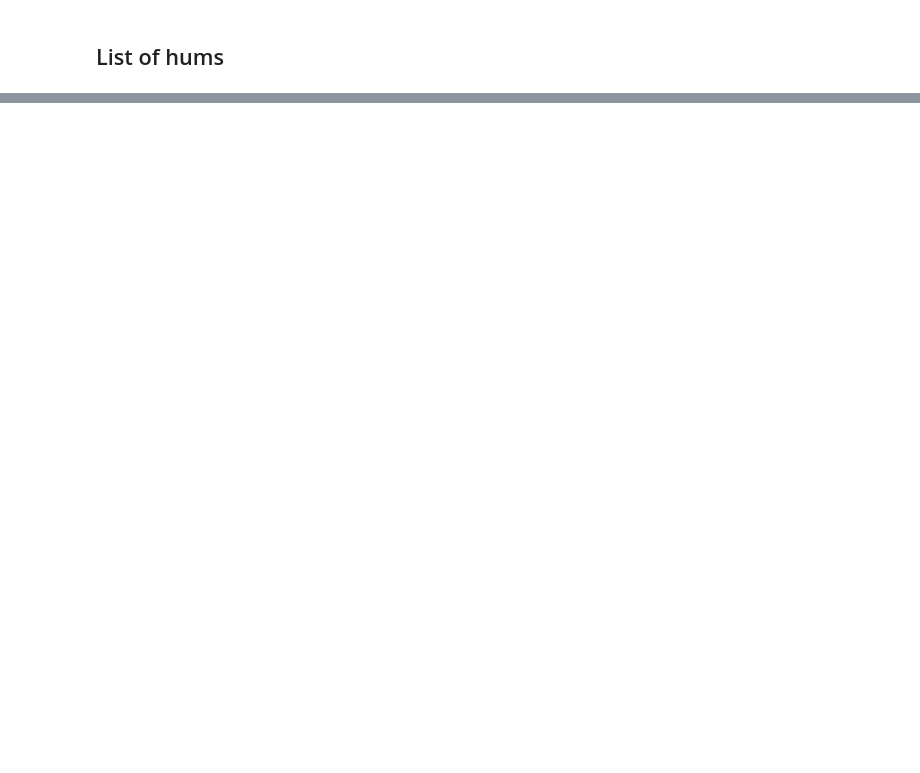
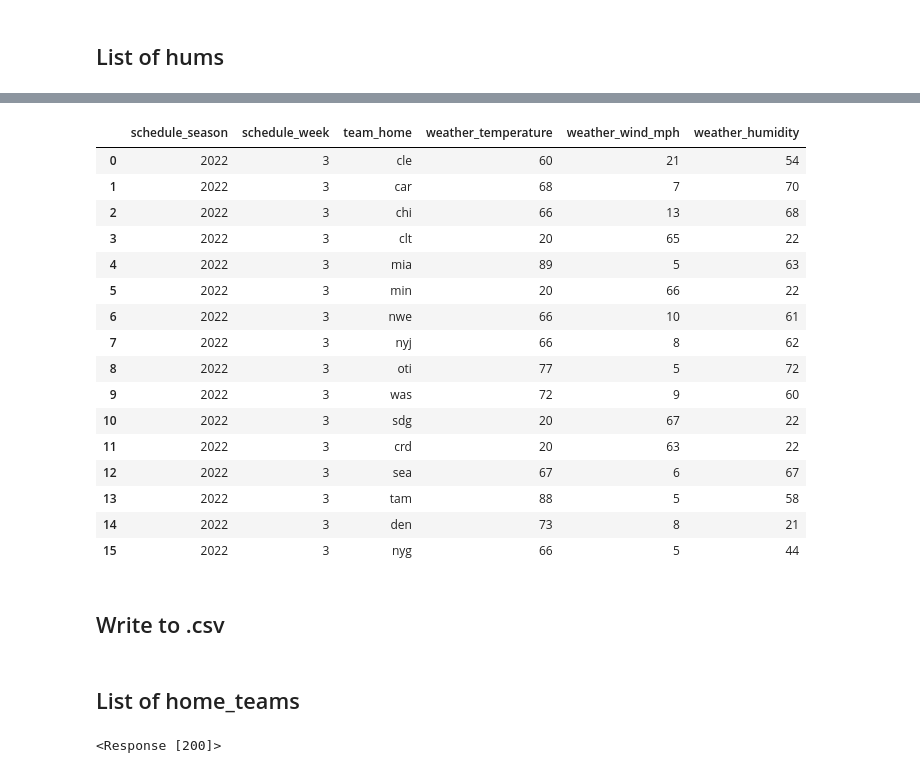
Before and after one commit to Project-Over-Under/Over_Under, a Jupyter notebook: ACQUIRE/acquire_r.ipynb, the cells around one changed output, grey strips where cells are left out. Drawn from its saved outputs; the diff is of its cells as text; code cells hidden in the pictures; blank space fills up the shorter version.

```diff
--- a/ACQUIRE/acquire_r.ipynb
+++ b/ACQUIRE/acquire_r.ipynb
@@ -313,0 +382,2 @@ df
+# %%
+response = requests.get(url)
@@ -313,0 +748,16 @@ df
+# %%
+winds = []
+for game in games:
+    url = f'https://www.pro-football-reference.com/{game}'
+    response = requests.get(url)
+    wx_digits = r'\d{1,2}'
+    soup = BeautifulSoup(response.content, 'html.parser')
+    div_grid = soup.find_all('div', class_='content_grid')[0]
+    div = div_grid.find_all('div')[0]
+    div_wrap = div.find_all('div')[0]
+    soup_wrap4 = div_wrap.contents[4]
+    soup4 = BeautifulSoup(soup_wrap4, 'html.parser')
+    wx = soup4.find_all('td','center')[-3]
+    content = str(wx.contents[0])
+    wind = re.findall(wx_digits,content)[2]
+    winds.append(wind)
@@ -313,0 +789,16 @@ df
+# %%
+hums = []
+for game in games:
+    url = f'https://www.pro-football-reference.com/{game}'
+    response = requests.get(url)
+    wx_digits = r'\d{1,2}'
+    soup = BeautifulSoup(response.content, 'html.parser')
+    div_grid = soup.find_all('div', class_='content_grid')[0]
+    div = div_grid.find_all('div')[0]
+    div_wrap = div.find_all('div')[0]
+    soup_wrap4 = div_wrap.contents[4]
+    soup4 = BeautifulSoup(soup_wrap4, 'html.parser')
+    wx = soup4.find_all('td','center')[-3]
+    content = str(wx.contents[0])
+    hum = re.findall(wx_digits,content)[1]
+    hums.append(hum)
@@ -313,0 +824,31 @@ df
+# %%
+df = pd.DataFrame({
+    'schedule_season':seasons,
+    'schedule_week':weeks,
+    'team_home':homes,
+    'weather_temperature':temps,
+    'weather_wind_mph':winds,
+    "weather_humidity":hums
+})
+# %%
+df
+# %% [output]
+|  | schedule_season | schedule_week | team_home | weather_temperature | weather_wind_mph | weather_humidity |
+| 0 | 2022 | 3 | cle | 60 | 21 | 54 |
+| 1 | 2022 | 3 | car | 68 | 7 | 70 |
+| 2 | 2022 | 3 | chi | 66 | 13 | 68 |
+| 3 | 2022 | 3 | clt | 20 | 65 | 22 |
+| 4 | 2022 | 3 | mia | 89 | 5 | 63 |
+| 5 | 2022 | 3 | min | 20 | 66 | 22 |
+| 6 | 2022 | 3 | nwe | 66 | 10 | 61 |
+| 7 | 2022 | 3 | nyj | 66 | 8 | 62 |
+| 8 | 2022 | 3 | oti | 77 | 5 | 72 |
+| 9 | 2022 | 3 | was | 72 | 9 | 60 |
+| 10 | 2022 | 3 | sdg | 20 | 67 | 22 |
+| 11 | 2022 | 3 | crd | 20 | 63 | 22 |
+| 12 | 2022 | 3 | sea | 67 | 6 | 67 |
+| 13 | 2022 | 3 | tam | 88 | 5 | 58 |
+| 14 | 2022 | 3 | den | 73 | 8 | 21 |
+| 15 | 2022 | 3 | nyg | 66 | 5 | 44 |
+# %% [markdown]
+## Write to .csv
@@ -313,0 +857,2 @@ df
+# %% [markdown]
+## List of home_teams
@@ -313,0 +862,4 @@ df
+# %%
+response
+# %% [output]
+<Response [200]>
```
Also changed, not shown: parts of 70 cells of this notebook, 2 other files.
